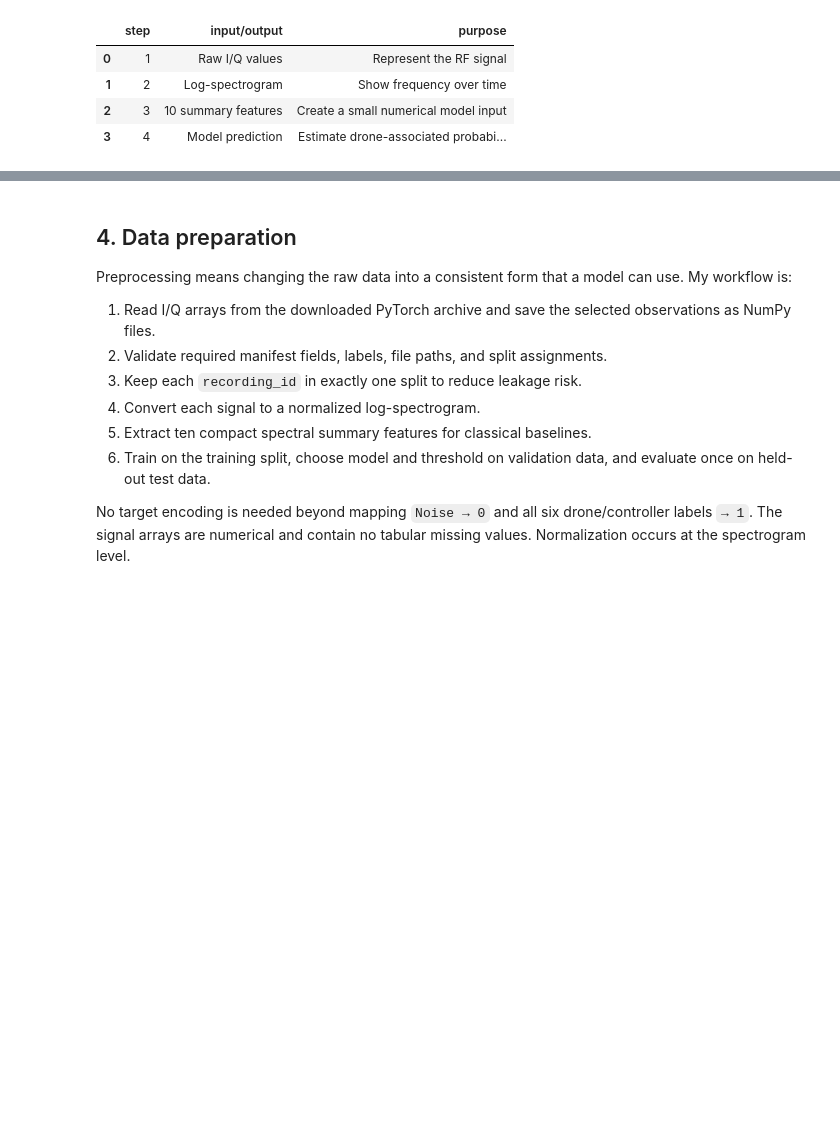
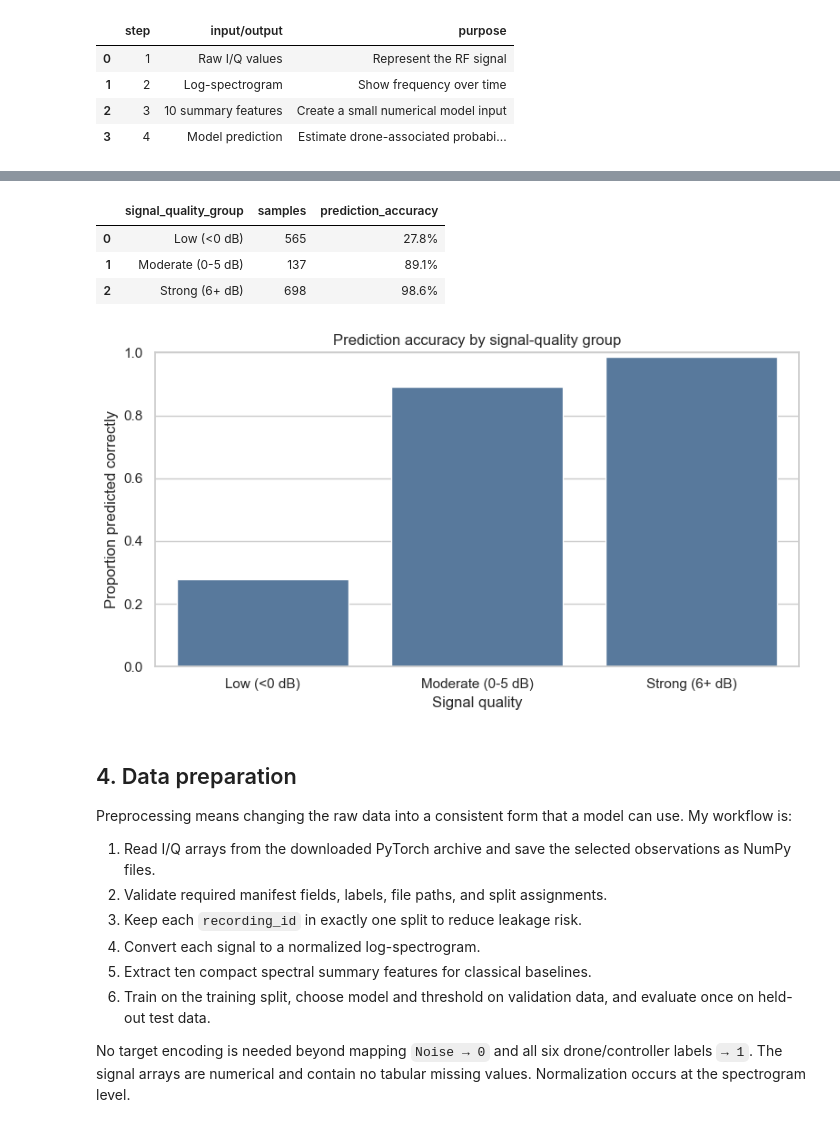
Before and after one commit to ayamundhenk/berkeley_capstone, a Jupyter notebook: notebooks/rf_drone_detection_capstone.executed.ipynb, the cells around one changed output, grey strips where cells are left out. Cells and saved outputs as stored; diff of their text form; code cells hidden in the pictures; blank space fills up the shorter version.

```diff
--- a/notebooks/rf_drone_detection_capstone.executed.ipynb
+++ b/notebooks/rf_drone_detection_capstone.executed.ipynb
@@ -165,3 +224,28 @@ display(feature_steps)
+# %%
+analysis_data["correct_prediction"] = (analysis_data["binary_label"] == analysis_data["predicted_label"])
+analysis_data["signal_quality_group"] = pd.cut(
+    analysis_data["snr"],
+    bins=[-np.inf, -1, 5, np.inf],
+    labels=["Low (<0 dB)", "Moderate (0-5 dB)", "Strong (6+ dB)"],
+)
+quality_summary = analysis_data.groupby("signal_quality_group", observed=True).agg(
+    samples=("sample_id", "count"),
+    prediction_accuracy=("correct_prediction", "mean"),
+).reset_index()
+display(quality_summary.style.format({"prediction_accuracy": "{:.1%}"}))
+
+fig, ax = plt.subplots(figsize=(8, 4.5))
+sns.barplot(data=quality_summary, x="signal_quality_group", y="prediction_accuracy", color="#4C78A8", ax=ax)
+ax.set(title="Prediction accuracy by signal-quality group", xlabel="Signal quality",
+       ylabel="Proportion predicted correctly", ylim=(0, 1))
+plt.tight_layout()
+plt.show()
+# %% [output]
+|  | signal_quality_group | samples | prediction_accuracy |
+| 0 | Low (<0 dB) | 565 | 27.8% |
+| 1 | Moderate (0-5 dB) | 137 | 89.1% |
+| 2 | Strong (6+ dB) | 698 | 98.6% |
+[figure, added]
 # %% [markdown]
 ## 4. Data preparation
 
```
Also changed, not shown: parts of 6 cells of this notebook, 2 other files.
